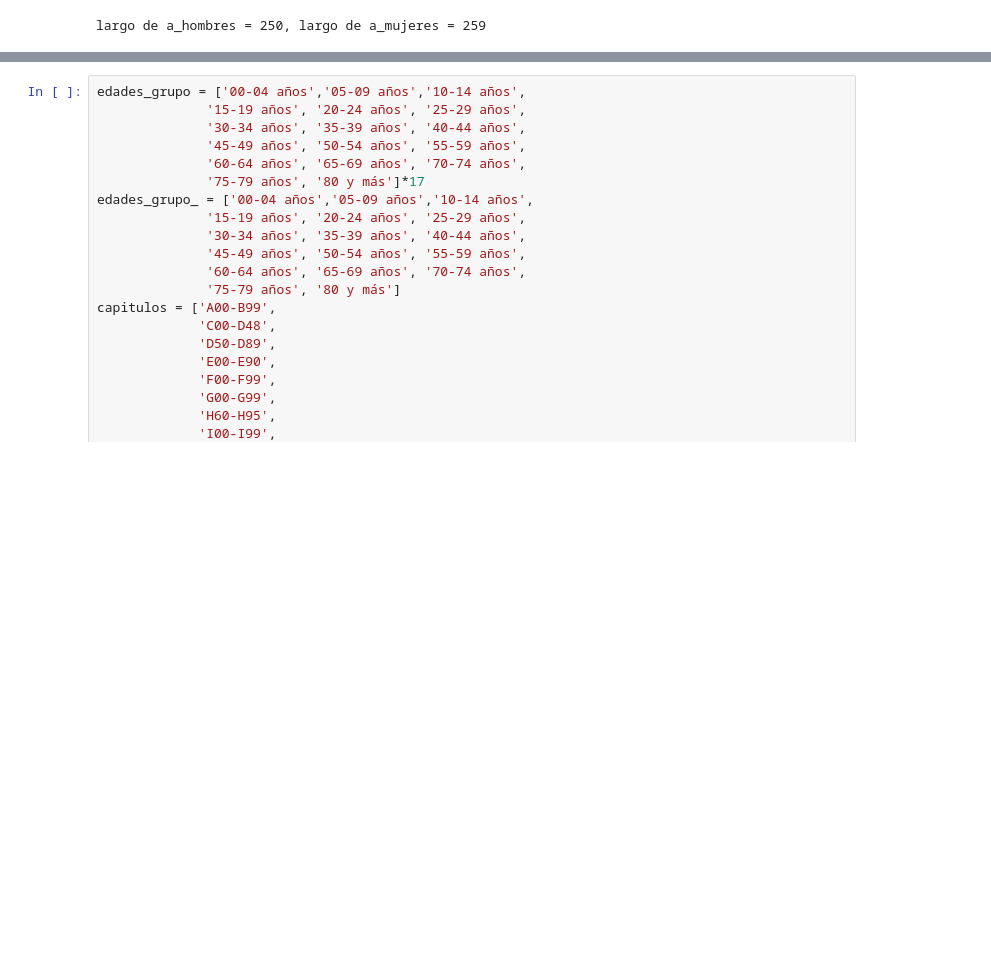
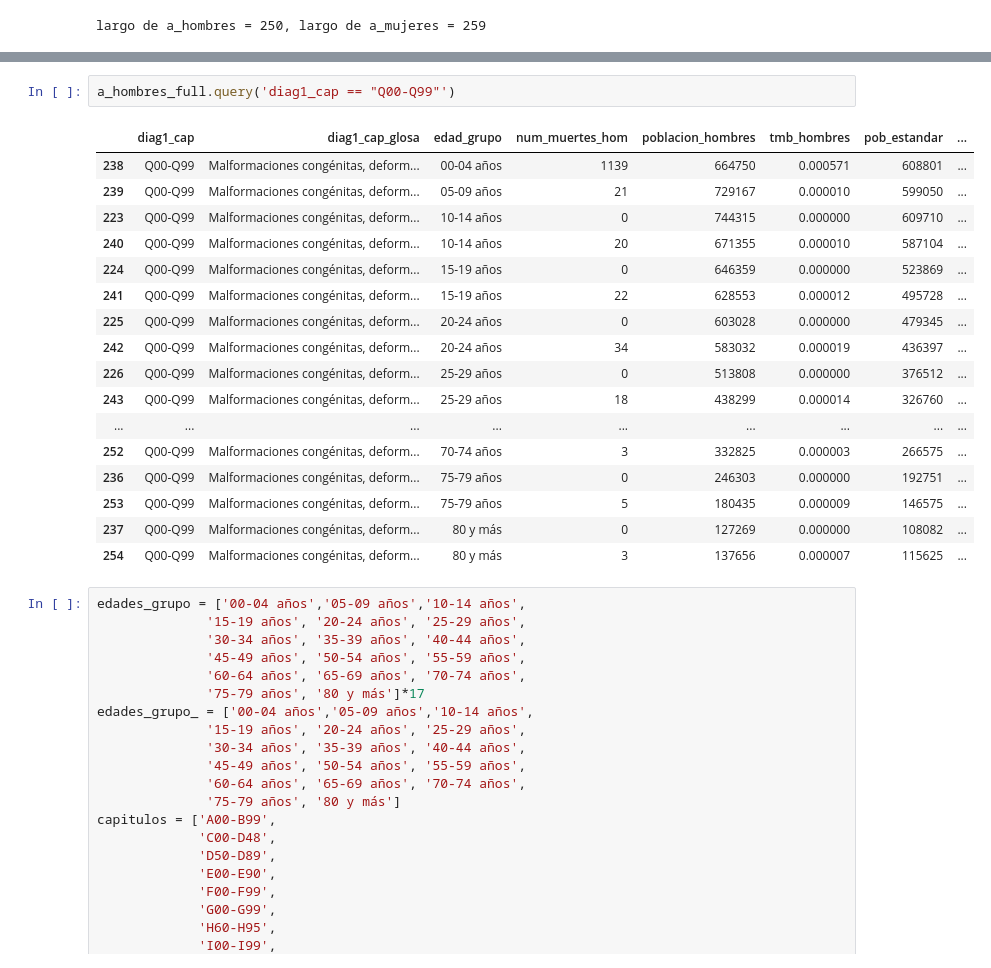
Before and after one commit to AlvaroMontiel/informe_incidencia_mortalidad, a Jupyter notebook: mortalidad_por_causas.ipynb, the cells around one changed output, grey strips where cells are left out. Cells and saved outputs as stored; diff of their text form; blank space fills up the shorter version.

```diff
--- a/mortalidad_por_causas.ipynb
+++ b/mortalidad_por_causas.ipynb
@@ -230,6 +255,26 @@ valor que será añadido ['O00-O99', 'Embarazo, parto y puerperio', '80 y más',
 
 Largos después del segundo procedimiento:
 Largo de a_hombres :306 de 306
+# %%
+a_hombres_full.query('diag1_cap == "Q00-Q99"')
+# %% [output]
+|  | diag1_cap | diag1_cap_glosa | edad_grupo | num_muertes_hom | poblacion_hombres | tmb_hombres | pob_estandar | ... |
+| 238 | Q00-Q99 | Malformaciones congénitas, deform... | 00-04 años | 1139 | 664750 | 0.000571 | 608801 | ... |
+| 239 | Q00-Q99 | Malformaciones congénitas, deform... | 05-09 años | 21 | 729167 | 0.000010 | 599050 | ... |
+| 223 | Q00-Q99 | Malformaciones congénitas, deform... | 10-14 años | 0 | 744315 | 0.000000 | 609710 | ... |
+| 240 | Q00-Q99 | Malformaciones congénitas, deform... | 10-14 años | 20 | 671355 | 0.000010 | 587104 | ... |
+| 224 | Q00-Q99 | Malformaciones congénitas, deform... | 15-19 años | 0 | 646359 | 0.000000 | 523869 | ... |
+| 241 | Q00-Q99 | Malformaciones congénitas, deform... | 15-19 años | 22 | 628553 | 0.000012 | 495728 | ... |
+| 225 | Q00-Q99 | Malformaciones congénitas, deform... | 20-24 años | 0 | 603028 | 0.000000 | 479345 | ... |
+| 242 | Q00-Q99 | Malformaciones congénitas, deform... | 20-24 años | 34 | 583032 | 0.000019 | 436397 | ... |
+| 226 | Q00-Q99 | Malformaciones congénitas, deform... | 25-29 años | 0 | 513808 | 0.000000 | 376512 | ... |
+| 243 | Q00-Q99 | Malformaciones congénitas, deform... | 25-29 años | 18 | 438299 | 0.000014 | 326760 | ... |
+| ... | ... | ... | ... | ... | ... | ... | ... | ... |
+| 252 | Q00-Q99 | Malformaciones congénitas, deform... | 70-74 años | 3 | 332825 | 0.000003 | 266575 | ... |
+| 236 | Q00-Q99 | Malformaciones congénitas, deform... | 75-79 años | 0 | 246303 | 0.000000 | 192751 | ... |
+| 253 | Q00-Q99 | Malformaciones congénitas, deform... | 75-79 años | 5 | 180435 | 0.000009 | 146575 | ... |
+| 237 | Q00-Q99 | Malformaciones congénitas, deform... | 80 y más | 0 | 127269 | 0.000000 | 108082 | ... |
+| 254 | Q00-Q99 | Malformaciones congénitas, deform... | 80 y más | 3 | 137656 | 0.000007 | 115625 | ... |
 # %%
 edades_grupo = ['00-04 años','05-09 años','10-14 años',
               '15-19 años', '20-24 años', '25-29 años',
```
Also changed, not shown: parts of 20 cells of this notebook, 1 other file.
